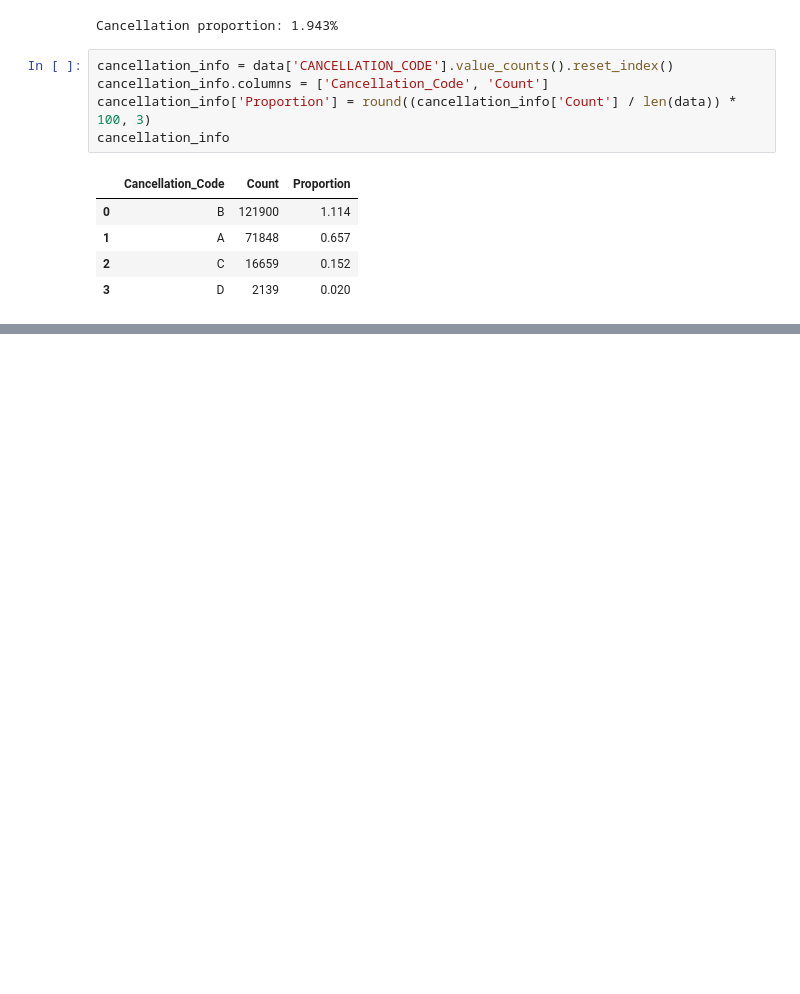
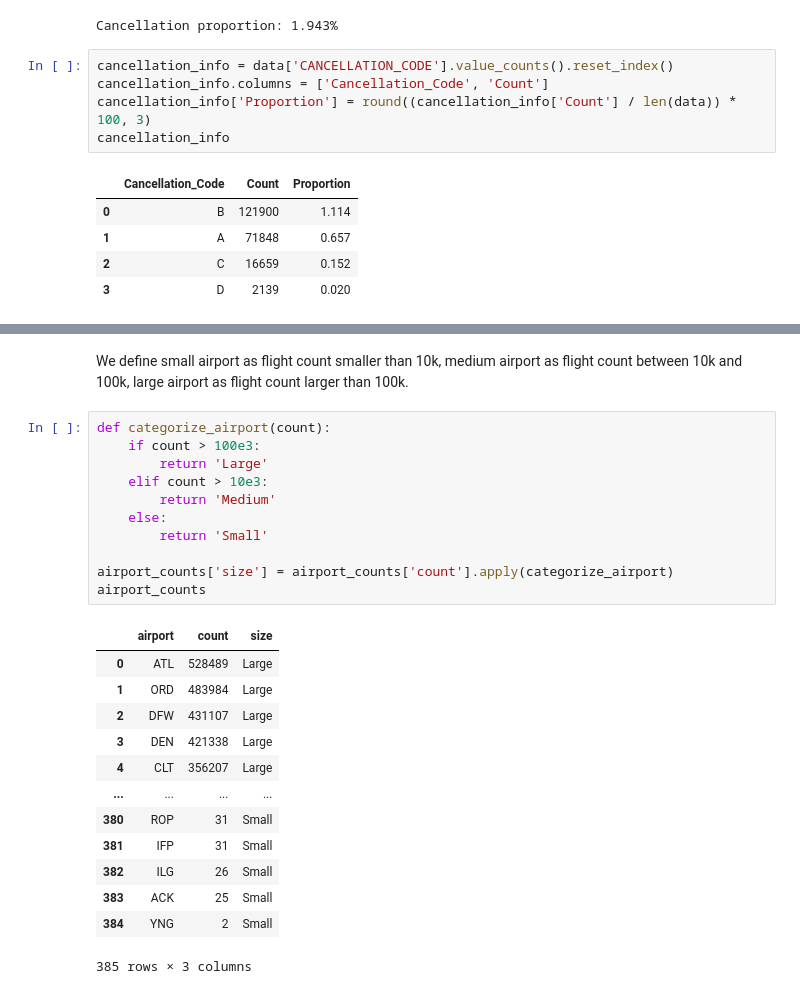
Before and after one commit to KsCentry/stat628_mod3_gp9, a Jupyter notebook: code/cancel_pattern.ipynb, the cells around one changed output, grey strips where cells are left out. Drawn from its saved outputs; the diff is of its cells as text; blank space fills up the shorter version.

```diff
--- a/code/cancel_pattern.ipynb
+++ b/code/cancel_pattern.ipynb
@@ -39,0 +75,27 @@ data['wxcodes'].notna().sum()
+# %% [markdown]
+We define small airport as flight count smaller than 10k, medium airport as flight count between 10k and 100k, large airport  as flight count larger than 100k.
+# %%
+def categorize_airport(count):
+    if count > 100e3:
+        return 'Large'
+    elif count > 10e3:
+        return 'Medium'
+    else:
+        return 'Small'
+
+airport_counts['size'] = airport_counts['count'].apply(categorize_airport)
+airport_counts
+# %% [output]
+|  | airport | count | size |
+| 0 | ATL | 528489 | Large |
+| 1 | ORD | 483984 | Large |
+| 2 | DFW | 431107 | Large |
+| 3 | DEN | 421338 | Large |
+| 4 | CLT | 356207 | Large |
+| ... | ... | ... | ... |
+| 380 | ROP | 31 | Small |
+| 381 | IFP | 31 | Small |
+| 382 | ILG | 26 | Small |
+| 383 | ACK | 25 | Small |
+| 384 | YNG | 2 | Small |
+385 rows × 3 columns
```
Also changed, not shown: parts of 20 cells of this notebook, 1 other file.
